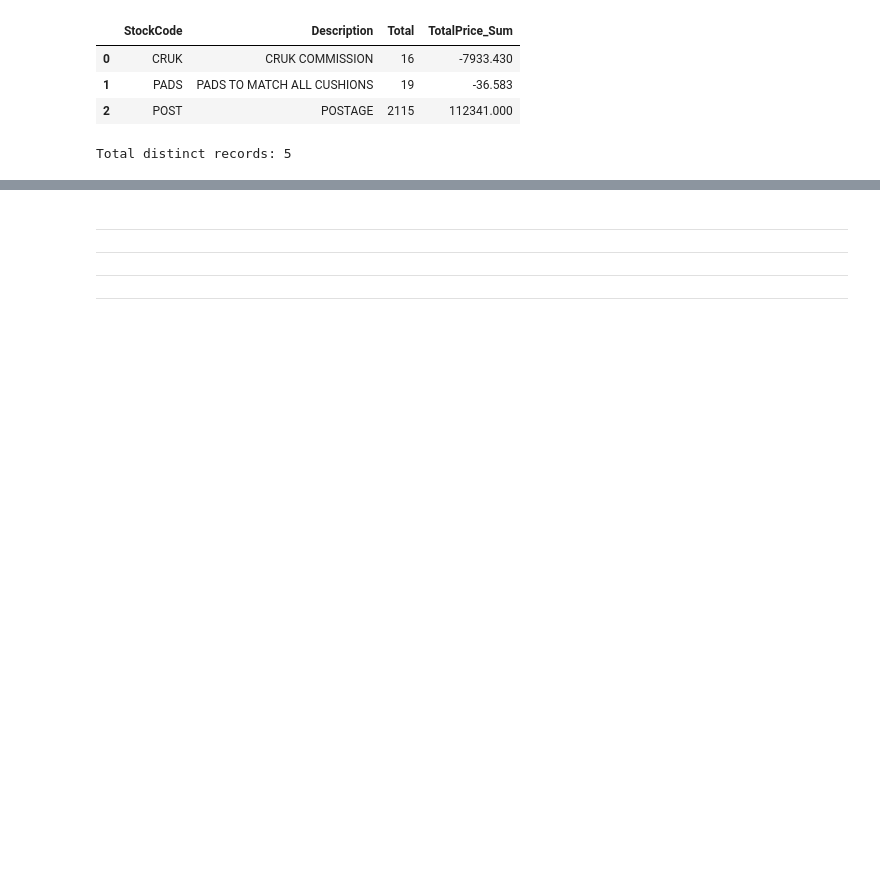
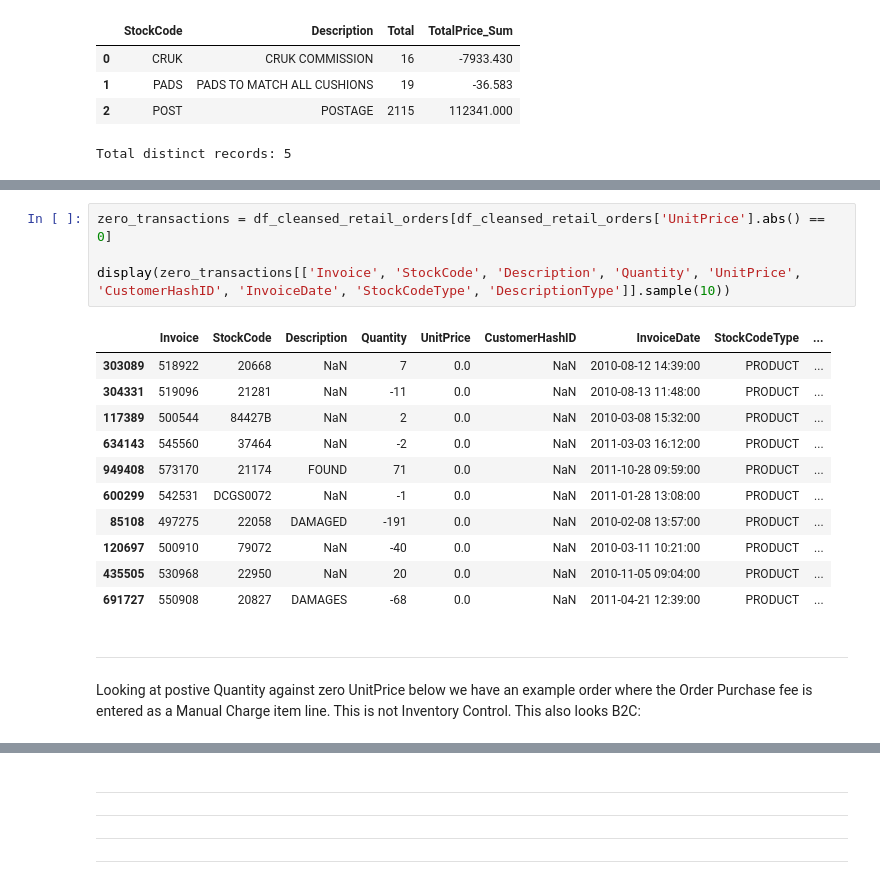
Before and after one commit to sachaplaye/rfm-lifecycle-segmentation, a Jupyter notebook: notebooks/2_data_exploration_information_share.ipynb, the cells around one changed output, grey strips where cells are left out. Drawn from its saved outputs; the diff is of its cells as text; blank space fills up the shorter version.

```diff
--- a/notebooks/2_data_exploration_information_share.ipynb
+++ b/notebooks/2_data_exploration_information_share.ipynb
@@ -579,0 +1046,19 @@ df_cleansed_retail_orders['LineItemType'] = np.select(
+# %%
+zero_transactions = df_cleansed_retail_orders[df_cleansed_retail_orders['UnitPrice'].abs() == 0]
+
+display(zero_transactions[['Invoice', 'StockCode', 'Description', 'Quantity', 'UnitPrice', 'CustomerHashID', 'InvoiceDate', 'StockCodeType', 'DescriptionType']].sample(10))
+# %% [output]
+|  | Invoice | StockCode | Description | Quantity | UnitPrice | CustomerHashID | InvoiceDate | StockCodeType | ... |
+| 303089 | 518922 | 20668 | NaN | 7 | 0.0 | NaN | 2010-08-12 14:39:00 | PRODUCT | ... |
+| 304331 | 519096 | 21281 | NaN | -11 | 0.0 | NaN | 2010-08-13 11:48:00 | PRODUCT | ... |
+| 117389 | 500544 | 84427B | NaN | 2 | 0.0 | NaN | 2010-03-08 15:32:00 | PRODUCT | ... |
+| 634143 | 545560 | 37464 | NaN | -2 | 0.0 | NaN | 2011-03-03 16:12:00 | PRODUCT | ... |
+| 949408 | 573170 | 21174 | FOUND | 71 | 0.0 | NaN | 2011-10-28 09:59:00 | PRODUCT | ... |
+| 600299 | 542531 | DCGS0072 | NaN | -1 | 0.0 | NaN | 2011-01-28 13:08:00 | PRODUCT | ... |
+| 85108 | 497275 | 22058 | DAMAGED | -191 | 0.0 | NaN | 2010-02-08 13:57:00 | PRODUCT | ... |
+| 120697 | 500910 | 79072 | NaN | -40 | 0.0 | NaN | 2010-03-11 10:21:00 | PRODUCT | ... |
+| 435505 | 530968 | 22950 | NaN | 20 | 0.0 | NaN | 2010-11-05 09:04:00 | PRODUCT | ... |
+| 691727 | 550908 | 20827 | DAMAGES | -68 | 0.0 | NaN | 2011-04-21 12:39:00 | PRODUCT | ... |
+# %% [markdown]
+---
+Looking at postive Quantity against zero UnitPrice below we have an example order where the Order Purchase fee is entered as a Manual Charge item line. This is not Inventory Control. This also looks B2C:
```
Also changed, not shown: parts of 17 cells of this notebook, 1 other file.
